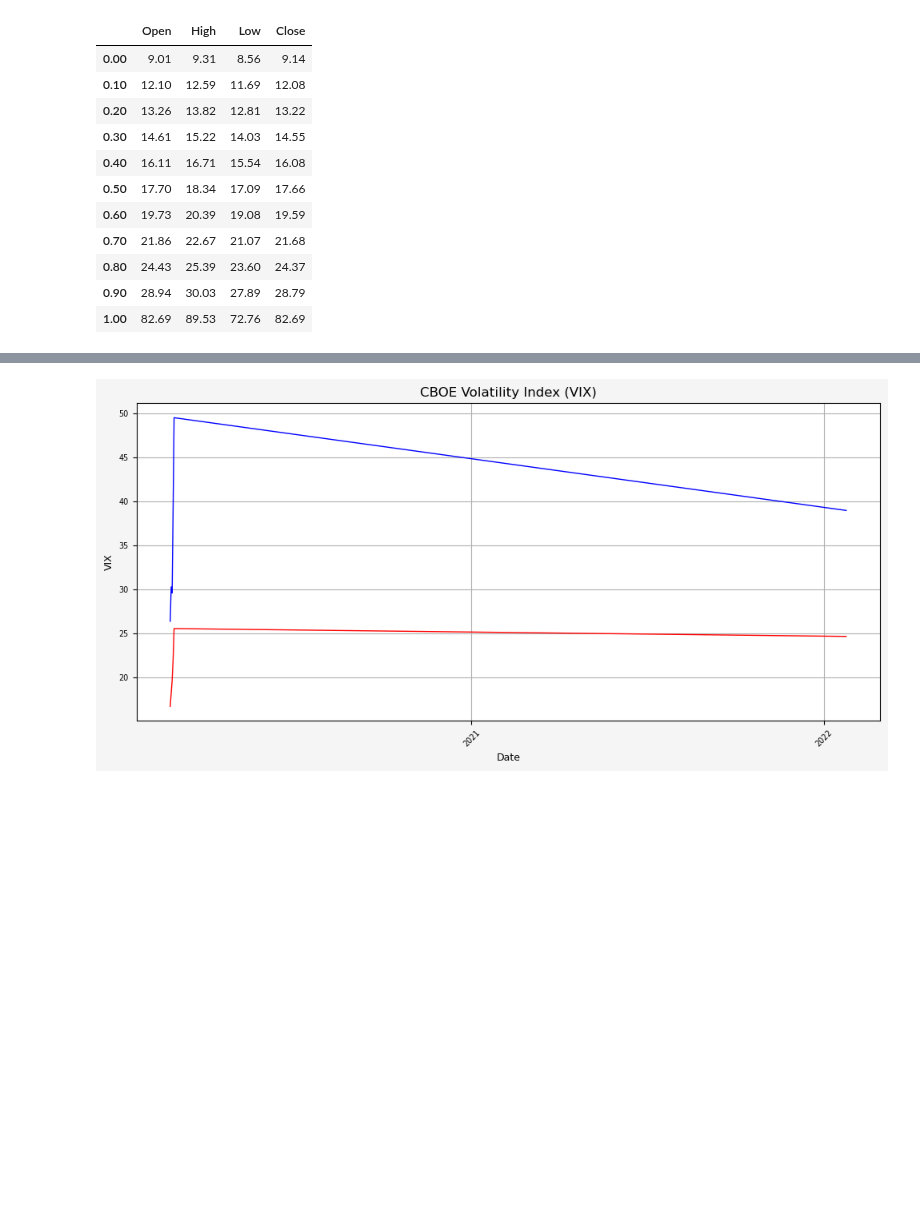
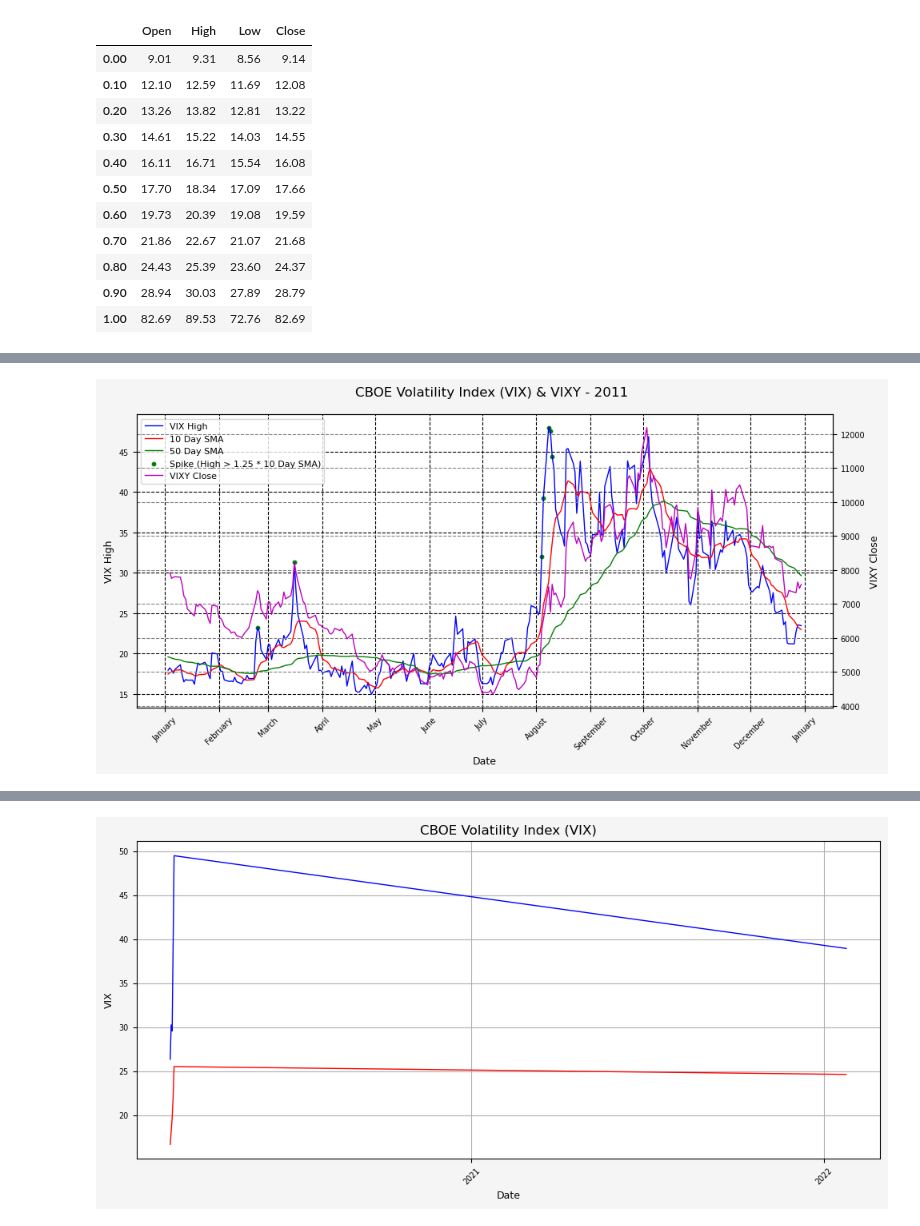
Before and after one commit to jaredszajkowski/jaredszajkowski.github.io, a Jupyter notebook: content/post/investigating-vix-levels-and-returns/Investigating_Vix_Levels_And_Returns.ipynb, the cells around one changed output, grey strips where cells are left out. Saved outputs shown, nothing was run; the diff lists cells and outputs as text; code cells hidden in the pictures; blank space fills up the shorter version.

```diff
--- a/content/post/investigating-vix-levels-and-returns/Investigating_Vix_Levels_And_Returns.ipynb
+++ b/content/post/investigating-vix-levels-and-returns/Investigating_Vix_Levels_And_Returns.ipynb
@@ -220,0 +151,12 @@ vix[vix['Spike'] == True]
+# %%
+# VIXY
+vixy = load_data('VIXY_NDL.xlsx')
+
+# Set 'Date' column as datetime
+vixy['Date'] = pd.to_datetime(vixy['Date'])
+
+# Drop unneeded columns
+vixy = vixy[['Date', 'Open', 'High', 'Low', 'Close']]
+
+# Set Date as index
+vixy.set_index('Date', inplace = True)
@@ -278,0 +288,47 @@ plt.show()
+# %%
+year = '2011'
+start_date = year + '-01-01'
+end_date = year + '-12-31'
+
+vix_temp = vix[(vix.index >= start_date) & (vix.index <= end_date)]
+vixy_temp = vixy[(vixy.index >= start_date) & (vixy.index <= end_date)]
+
+# Plotting the VIX
+fig, ax1 = plt.subplots(figsize=(10, 5), facecolor='#F5F5F5')
+
+ax1.plot(vix_temp.index, vix_temp['High'], label='VIX High', linestyle='-', color='b', linewidth=1)
+ax1.plot(vix_temp.index, vix_temp['SMA_10'], label='10 Day SMA', linestyle='-', color='r', linewidth=1)
+ax1.plot(vix_temp.index, vix_temp['SMA_50'], label='50 Day SMA', linestyle='-', color='g', linewidth=1)
+ax1.scatter(vix_temp[vix_temp['Spike'] == True].index, vix_temp[vix_temp['Spike'] == True]['High'], label='Spike (High > 1.25 * 10 Day SMA)', linestyle='-', color='g', s=10)
+
+# Set X axis for ax1
+ax1.xaxis.set_major_locator(mdates.MonthLocator())
+ax1.xaxis.set_major_formatter(mdates.DateFormatter('%B'))
+ax1.set_xlabel('Date', fontsize=9)
+ax1.tick_params(axis='x', rotation=45, labelsize=7)
+
+# Set Y axis for ax1
+ax1.set_ylabel('VIX High', fontsize=9)
+ax1.tick_params(axis='y', labelsize=7)
+
+# Creating a second y-axis
+ax2 = ax1.twinx()
+ax2.plot(vixy_temp.index, vixy_temp['Close'], label='VIXY Close', linestyle='-', color='m', linewidth=1)
+ax2.set_ylabel('VIXY Close', fontsize=9)
+ax2.tick_params(axis='y', labelsize=7)
+
+# Set title, etc.
+fig.suptitle('CBOE Volatility Index (VIX) & VIXY - ' + year, fontsize=12)
+
+# Adding legends
+lines1, labels1 = ax1.get_legend_handles_labels()
+lines2, labels2 = ax2.get_legend_handles_labels()
+ax1.legend(lines1 + lines2, labels1 + labels2, fontsize=8)
+
+# Display the plot
+fig.tight_layout()
+ax1.grid(True, linestyle='--', color='black')
+ax2.grid(True, linestyle='--', color='gray')
+plt.show()
+# %% [output]
+[figure, added]
```
Also changed, not shown: parts of 50 cells of this notebook, 1 other file.
